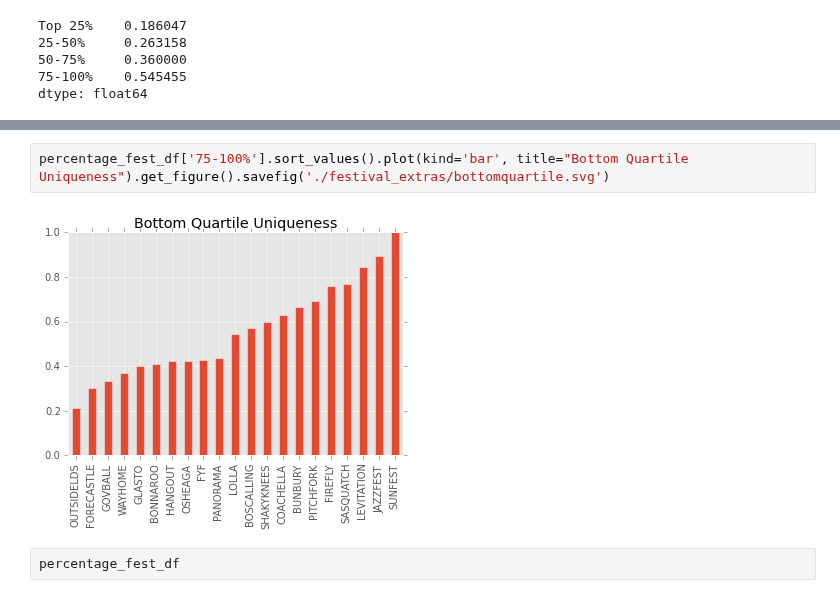
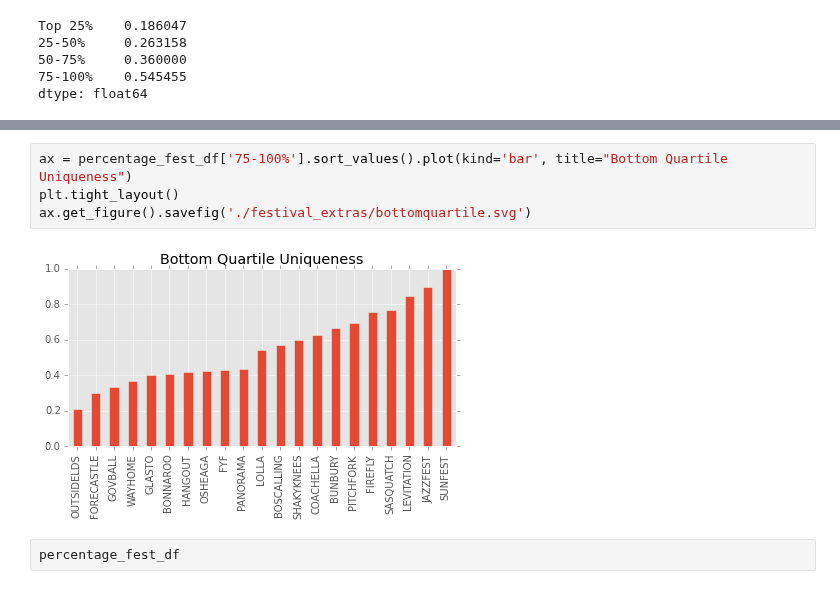
Before and after one commit to hunterowens/hunterowens.github.io, a Jupyter notebook: notebooks/new_power_ranks.ipynb, the cells around one changed output, grey strips where cells are left out. Drawn from its saved outputs; the diff is of its cells as text.

```diff
--- a/notebooks/new_power_ranks.ipynb
+++ b/notebooks/new_power_ranks.ipynb
@@ -111,7 +117,9 @@ percentage_fest_df['50-75%'].sort_values().plot(kind='bar', title="50-75% Unique
 # %%
-percentage_fest_df['75-100%'].sort_values().plot(kind='bar', title="Bottom Quartile Uniqueness").get_figure().savefig('./festival_extras/bottomquartile.svg')
+ax = percentage_fest_df['75-100%'].sort_values().plot(kind='bar', title="Bottom Quartile Uniqueness")
+plt.tight_layout()
+ax.get_figure().savefig('./festival_extras/bottomquartile.svg')
 # %% [output]
-[figure, old version]
+[figure, new version]
 # %%
 percentage_fest_df
 # %% [output]
```
Also changed, not shown: parts of 9 cells of this notebook, 9 other files.
